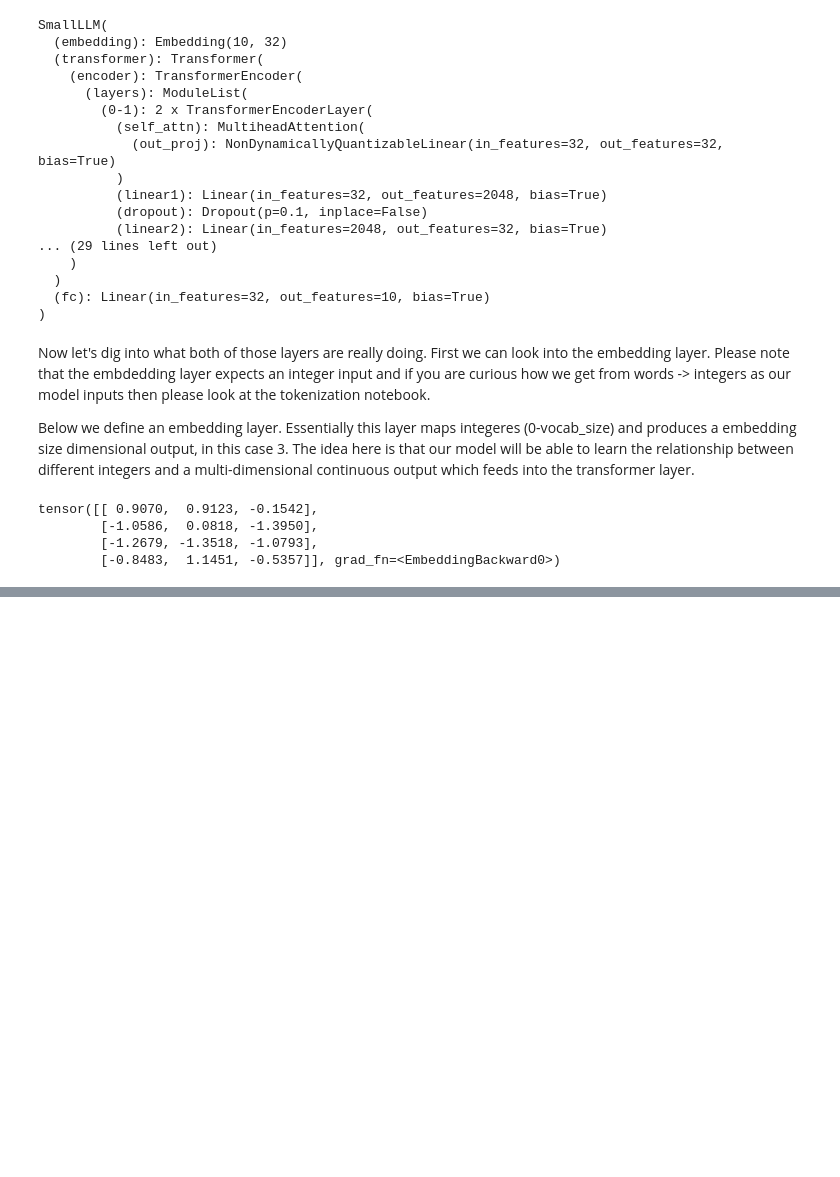
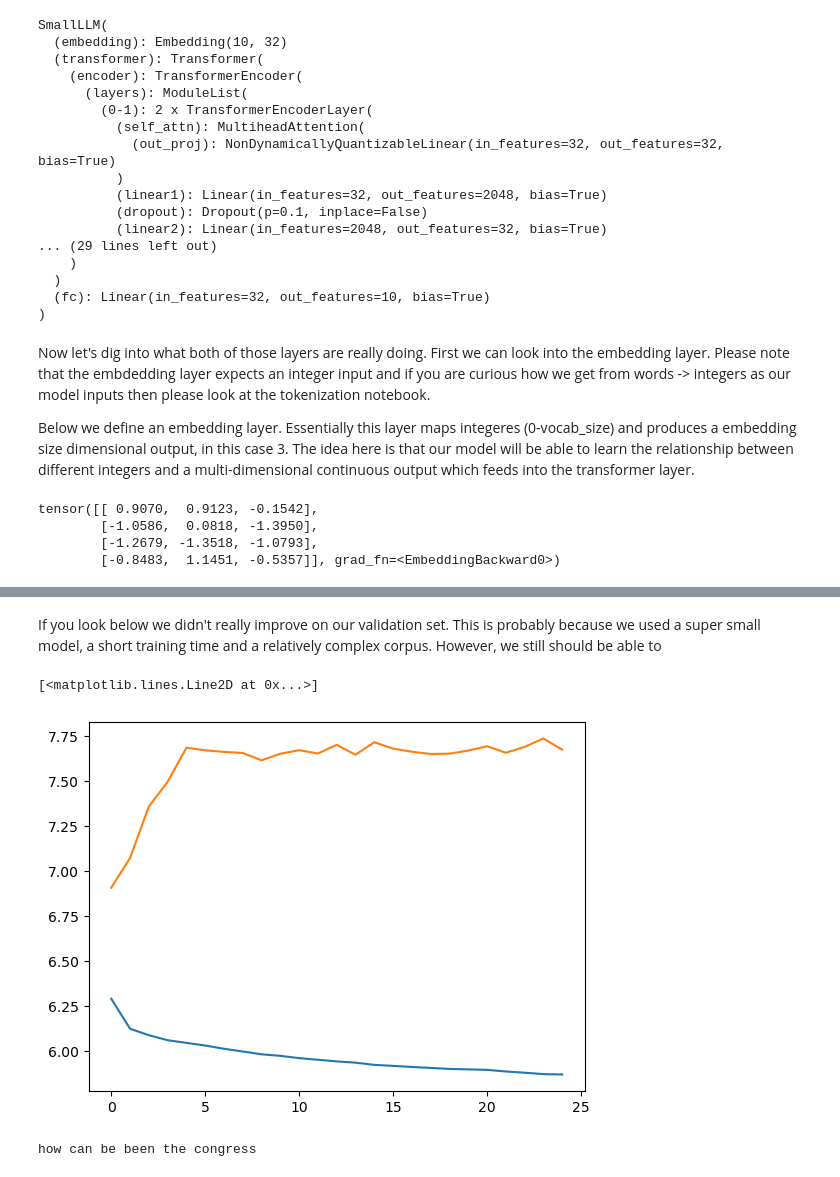
Before and after one commit to ZachFara/ProfessionalsGuideToLLMs, a Jupyter notebook: llm_architecture.ipynb, the cells around one changed output, grey strips where cells are left out. Saved outputs shown, nothing was run; the diff lists cells and outputs as text; code cells hidden in the pictures; blank space fills up the shorter version.

```diff
--- a/llm_architecture.ipynb
+++ b/llm_architecture.ipynb
@@ -85,0 +300,32 @@ tensor([[ 0.9070,  0.9123, -0.1542],
+# %% [markdown]
+If you look below we didn't really improve on our validation set. This is probably because we used a super small model, a short training time and a relatively complex corpus. However, we still should be able to
+# %%
+import matplotlib.pyplot as plt
+
+plt.plot(train_losses)
+plt.plot(val_losses)
+# %% [output]
+[<matplotlib.lines.Line2D at 0x...>]
+[figure, added]
+# %%
+def generate_text(model, initial_sequence, length, vocab, index_to_word):
+    model.eval()
+    generated_sequence = initial_sequence.copy()
+
+    for _ in range(length):
+        input_sequence = torch.LongTensor([generated_sequence[-5:]]).to('cuda' if torch.cuda.is_available() else 'cpu')
+        with torch.no_grad():
+            output = model(input_sequence)
+        next_word_idx = torch.argmax(output[0, -1]).item()
+
+        generated_sequence.append(next_word_idx)
+
+    generated_sentence = ' '.join([index_to_word[idx] for idx in generated_sequence])
+    return generated_sentence
+
+# Example usage
+initial_sequence = [vocab.get(word, vocab["<UNK>"]) for word in ["how","can"]]
+generated_sentence = generate_text(model, initial_sequence, 4, vocab, index_to_word)
+print(generated_sentence)
+# %% [output]
+how can be been the congress
```
Also changed, not shown: parts of 8 cells of this notebook, 2 other files.
